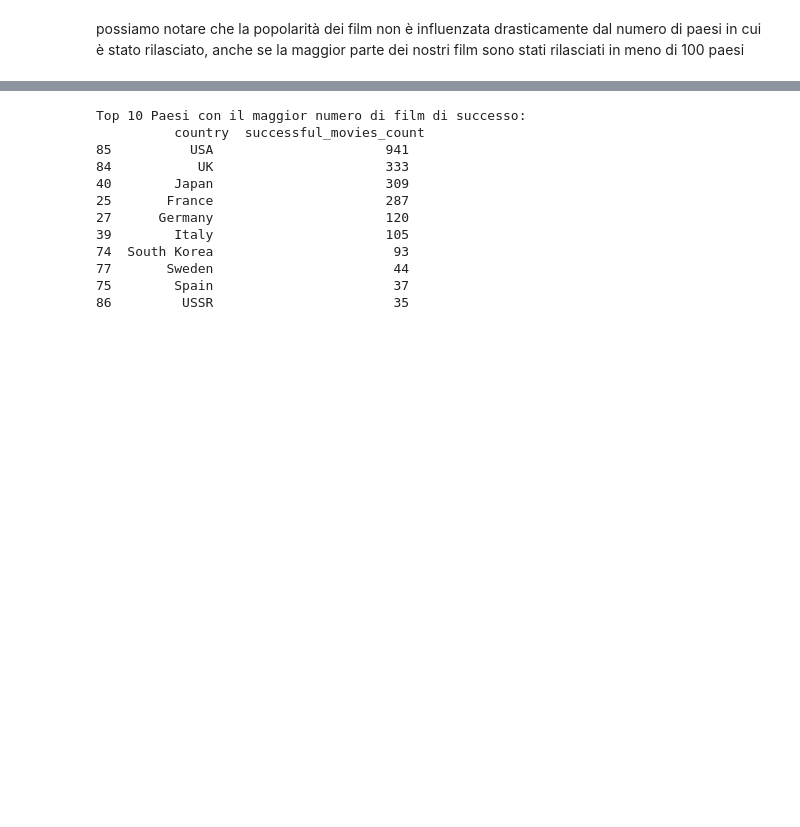
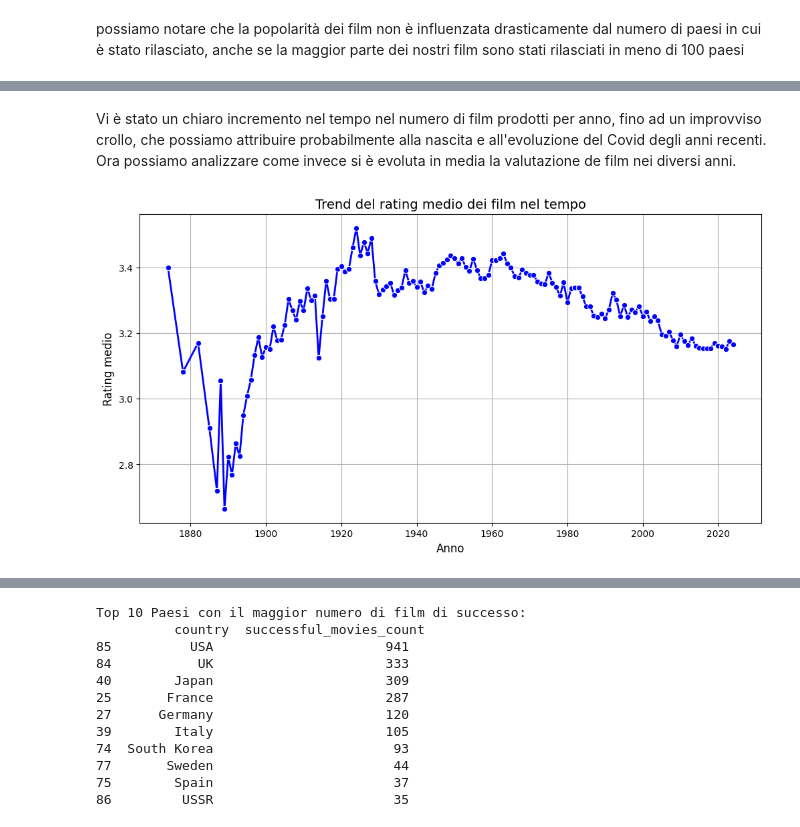
Before and after one commit to GabrieBu/freshcarrots, a Jupyter notebook: ium_Notebook/Cleaning.ipynb, the cells around one changed output, grey strips where cells are left out. Saved outputs shown, nothing was run; the diff lists cells and outputs as text; code cells hidden in the pictures; blank space fills up the shorter version.

```diff
--- a/ium_Notebook/Cleaning.ipynb
+++ b/ium_Notebook/Cleaning.ipynb
@@ -777,0 +799,15 @@ possiamo notare che la popolarità dei film non è influenzata drasticamente dal
+# %% [markdown]
+Vi è stato un chiaro incremento nel tempo nel numero di film prodotti per anno, fino ad un improvviso crollo, che possiamo attribuire probabilmente alla nascita e all'evoluzione del Covid degli anni recenti.
+Ora possiamo analizzare come invece si è evoluta in media la valutazione de film nei diversi anni.
+# %%
+rating_trend = df_released_movies.groupby('date')['rating'].mean().reset_index()
+
+plt.figure(figsize=(12,6))
+sns.lineplot(data=rating_trend, x='date', y='rating', marker='o', linewidth=2, color='b')
+plt.title("Trend del rating medio dei film nel tempo", fontsize=14)
+plt.xlabel("Anno", fontsize=12)
+plt.ylabel("Rating medio", fontsize=12)
+plt.grid(True)
+plt.show()
+# %% [output]
+[figure, added]
```
Also changed, not shown: parts of 23 cells of this notebook.
